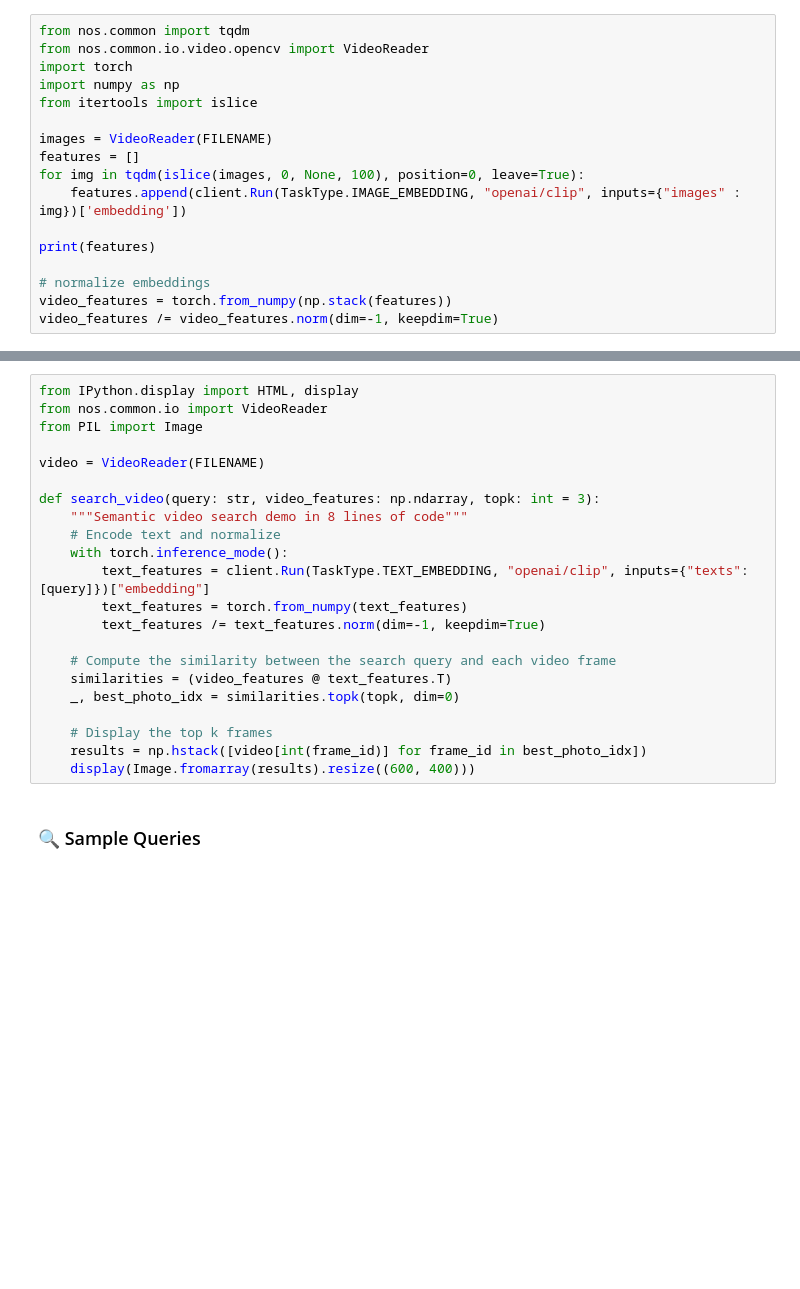
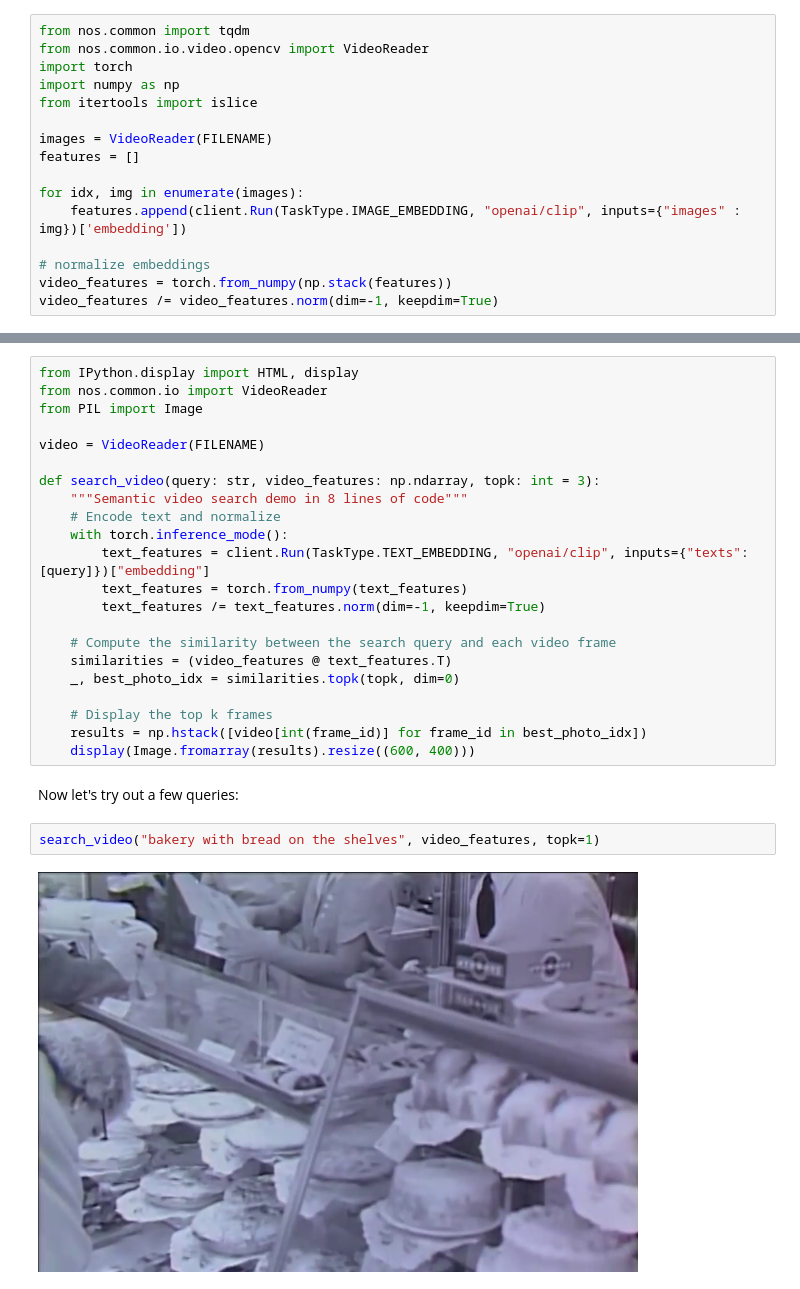
Before and after one commit to autonomi-ai/nos, a Jupyter notebook: examples/notebook/video-search.ipynb, the cells around one changed output, grey strips where cells are left out. Saved outputs shown, nothing was run; the diff lists cells and outputs as text; blank space fills up the shorter version.

Commit message:
More fixes to the video search demo, changing queries around to work with new example video

```diff
--- a/examples/notebook/video-search.ipynb
+++ b/examples/notebook/video-search.ipynb
@@ -39,10 +36,9 @@ from itertools import islice
 
 images = VideoReader(FILENAME)
 features = []
-for img in tqdm(islice(images, 0, None, 100), position=0, leave=True):
+
+for idx, img in enumerate(images):
     features.append(client.Run(TaskType.IMAGE_EMBEDDING, "openai/clip", inputs={"images" : img})['embedding'])
-
-print(features)
 
 # normalize embeddings
 video_features = torch.from_numpy(np.stack(features))
@@ -69,5 +67,9 @@ def search_video(query: str, video_features: np.ndarray, topk: int = 3):
     # Display the top k frames
     results = np.hstack([video[int(frame_id)] for frame_id in best_photo_idx])
     display(Image.fromarray(results).resize((600, 400)))
-# %% [markdown]
-### 🔍 Sample Queries
+# %% [markdown]
+Now let's try out a few queries:
+# %%
+search_video("bakery with bread on the shelves", video_features, topk=1)
+# %% [output]
+[figure, added]
```
Also changed, not shown: parts of 15 cells of this notebook.
